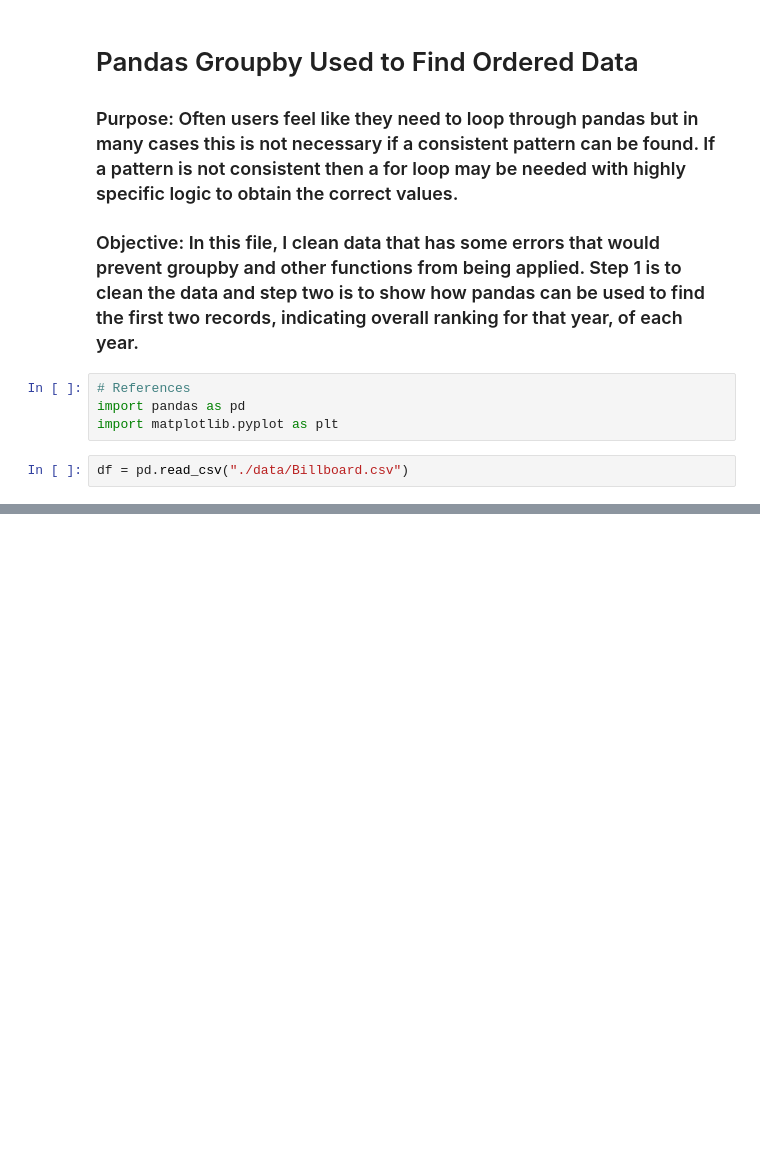
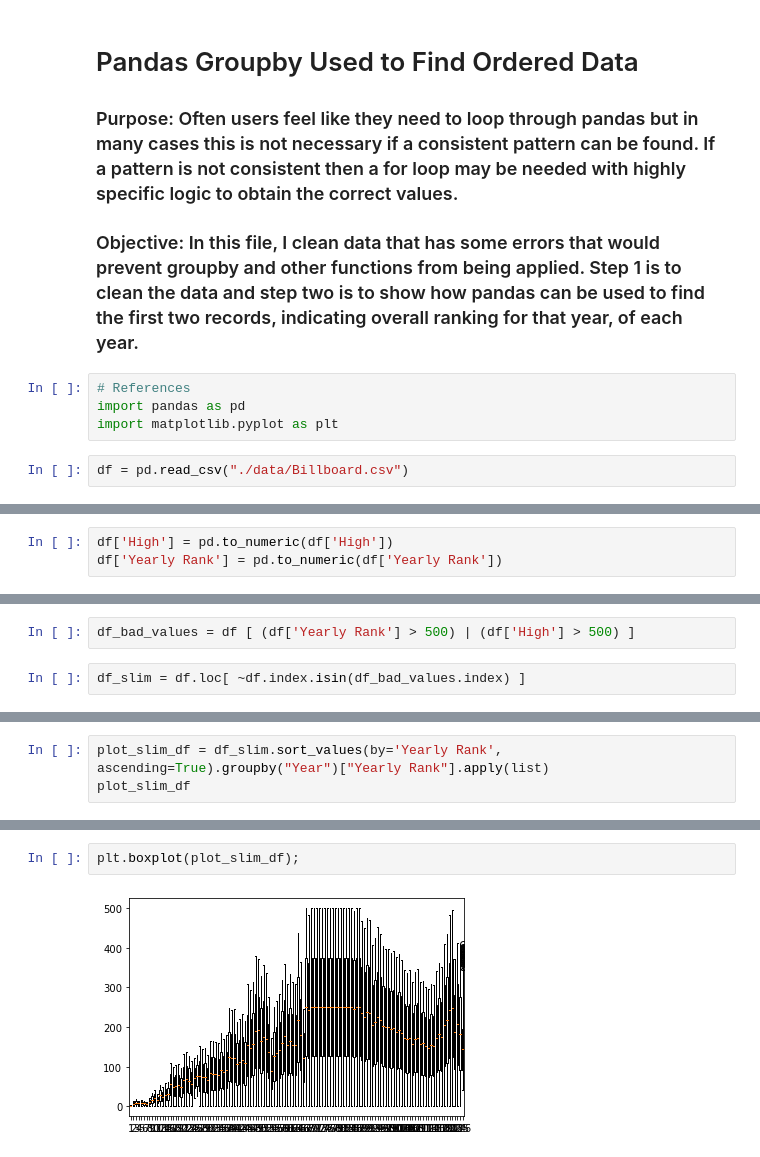
Before and after one commit to ejw-data/pandas-adv-groupby, a Jupyter notebook: pandas-groupby-songs.ipynb, the cells around one changed output, grey strips where cells are left out. Saved outputs shown, nothing was run; the diff lists cells and outputs as text; blank space fills up the shorter version.

```diff
--- a/pandas-groupby-songs.ipynb
+++ b/pandas-groupby-songs.ipynb
@@ -12,0 +120,3 @@ df = pd.read_csv("./data/Billboard.csv")
+# %%
+df['High'] = pd.to_numeric(df['High'])
+df['Yearly Rank'] = pd.to_numeric(df['Yearly Rank'])
@@ -12,0 +148,4 @@ df = pd.read_csv("./data/Billboard.csv")
+# %%
+df_bad_values = df [ (df['Yearly Rank'] > 500) | (df['High'] > 500) ]
+# %%
+df_slim = df.loc[ ~df.index.isin(df_bad_values.index) ]
@@ -12,0 +260,3 @@ df = pd.read_csv("./data/Billboard.csv")
+# %%
+plot_slim_df = df_slim.sort_values(by='Yearly Rank', ascending=True).groupby("Year")["Yearly Rank"].apply(list)
+plot_slim_df
@@ -12,0 +277,4 @@ df = pd.read_csv("./data/Billboard.csv")
+# %%
+plt.boxplot(plot_slim_df);
+# %% [output]
+[figure, added]
```
Also changed, not shown: parts of 18 cells of this notebook.
